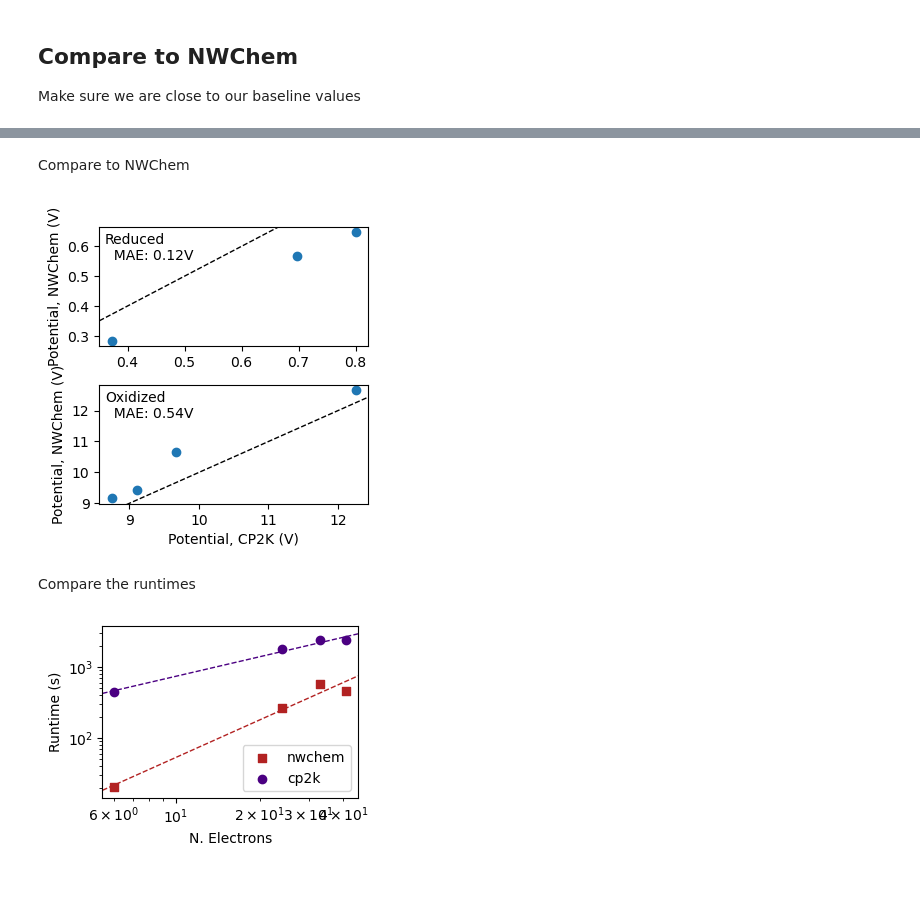
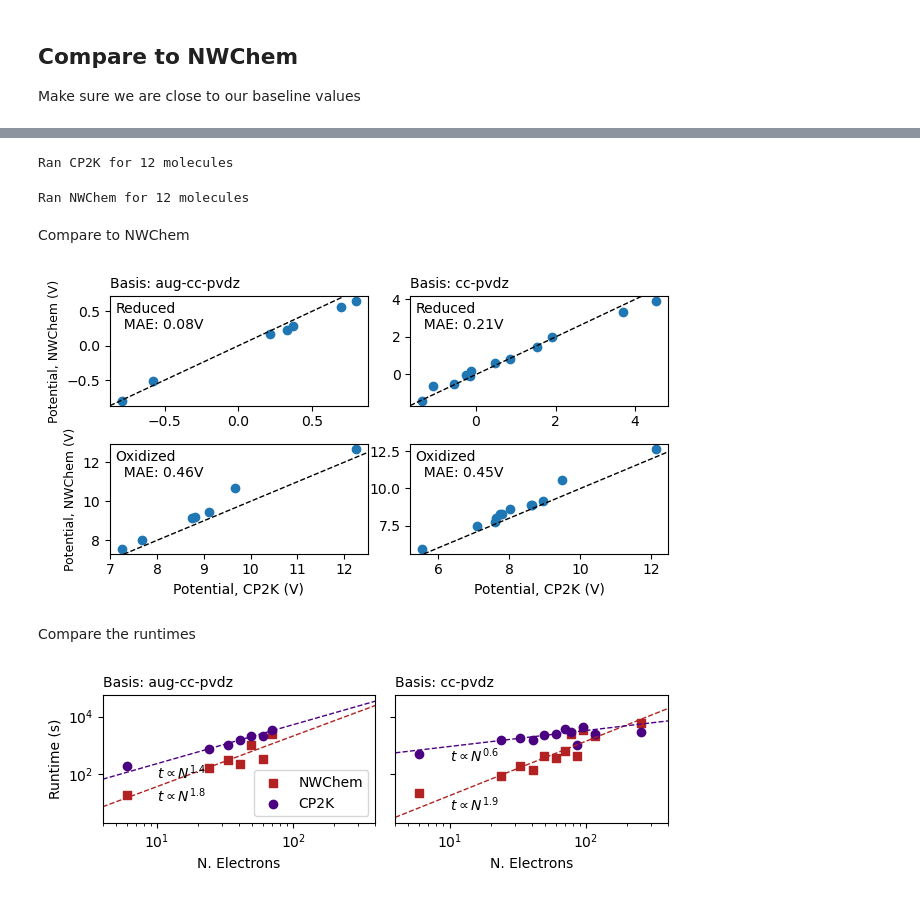
Before and after one commit to exalearn/quantum-chemistry-on-polaris, a Jupyter notebook: cp2k/compare-redox-potentials.ipynb, the cells around one changed output, grey strips where cells are left out. Drawn from its saved outputs; the diff is of its cells as text; code cells hidden in the pictures.

Commit message:
Update the CP2K results

```diff
--- a/cp2k/compare-redox-potentials.ipynb
+++ b/cp2k/compare-redox-potentials.ipynb
@@ -88,5 +258,0 @@ chosen_params = {'solver': 'mt', 'cutoff': 500}
-# %%
-chosen = records.copy()
-for k, v in chosen_params.items():
-    chosen = chosen[chosen[k] == v]
-print(f'Reduced to {len(chosen)} results')
@@ -94,0 +261,7 @@ Reduced to 7 results
+# %%
+gpu_records = records.copy()
+gpu_params.pop('basis_set', None)
+for k, v in gpu_params.items():
+    gpu_records = gpu_records[gpu_records[k] == v]
+print(f'Reduced to {len(gpu_records)} results for MT-GPU')
+gpu_records.head(2)
@@ -95,66 +273,83 @@ Reduced to 7 results
+# %%
+chosen = gpu_records
+print(f'Ran CP2K for {len(chosen.inchi_key.value_counts())} molecules')
+# %% [output]
+Ran CP2K for 12 molecules
 # %%
 nwchem_results = pd.read_csv('../nwchem/nwchem-redox-potentials.csv')
+print(f'Ran NWChem for {len(nwchem_results.inchi_key.value_counts())} molecules')
+# %% [output]
+Ran NWChem for 12 molecules
 # %% [markdown]
 Compare to NWChem
 # %%
-matched_basis = [('AUG-DZVP-GTH', 'aug-cc-pvdz')]
+matched_basis = [('AUG-DZVP-GTH', 'aug-cc-pvdz'), ('DZVP-GTH', 'cc-pvdz')]
 # %%
-fig, axs = plt.subplots(2, len(matched_basis), figsize=(3.5, 3.5))
+fig, axs = plt.subplots(2, len(matched_basis), figsize=(6.5, 3.5))
 
-for ax, (cp2k_basis, nwc_basis) in zip(axs[:, None].T, matched_basis):
-    merged = chosen.query(f'basis_set=="{cp2k_basis}"').merge(nwchem_results.query(f'basis_set=="{nwc_basis}"'), on=('inchi_key', 'state'))
+for ax, (cp2k_basis, nwc_basis) in zip(axs[:, :].T, matched_basis):
+    ax[0].set_title(f'Basis: {nwc_basis}', fontsize=10, loc='left')
+    nwchem_subset = nwchem_results.query(f'basis_set=="{nwc_basis}"').sort_values('runtime', ascending=True).drop_duplicates(('inchi_key', 'state'), keep='first')
+    merged = chosen.query(f'basis_set=="{cp2k_basis}"').merge(nwchem_subset, on=('inchi_key', 'state'))
 
     for a, s in zip(ax, ['reduced', 'oxidized']):
         subset = merged.query(f'state=="{s}"')
         a.scatter(subset['potential_x'], subset['potential_y'], label=s)
         mae = (subset['potential_x'] - subset['potential_y']).abs().mean()
 
         a.set_xlim(a.get_xlim())
         a.set_ylim(a.get_ylim())
 
         a.plot(a.get_xlim(), a.get_xlim(), 'k--', lw=1)
 
-        a.set_ylabel('Potential, NWChem (V)')
-
         a.text(0.02, 0.95, s.capitalize() + f'\n  MAE: {mae:.2f}V', ha='left', va='top', transform=a.transAxes)
 
     ax[-1].set_xlabel('Potential, CP2K (V)')
 
+for ax in axs[:, 0]:
+    ax.set_ylabel('Potential, NWChem (V)', fontsize=9)
+
 fig.tight_layout()
 # %% [output]
-[figure, old version]
+[figure, new version]
 # %% [markdown]
 Compare the runtimes
 # %%
-fig, axs = plt.subplots(1, len(matched_basis), sharey=True, figsize=(3.5, 2.5))
+fig, axs = plt.subplots(1, len(matched_basis), sharey=True, sharex=True, figsize=(6.5, 2.25))
 
-for ax, (cp2k_basis, nwc_basis) in zip([axs], matched_basis):
-    merged = chosen.query(f'basis_set=="{cp2k_basis}"').merge(nwchem_results.query(f'basis_set=="{nwc_basis}"'), on=('inchi_key', 'state'))
+for ax, (cp2k_basis, nwc_basis) in zip(axs, matched_basis):
+    nwchem_subset = nwchem_results.query(f'basis_set=="{nwc_basis}"').sort_values('runtime', ascending=True).drop_duplicates(('inchi_key', 'state'), keep='first')
+    merged = chosen.query(f'basis_set=="{cp2k_basis}"').merge(nwchem_subset, on=('inchi_key', 'state'))
 
     subset = merged.groupby('n_electrons').mean()
 
     # Plot the values
-    ax.scatter(subset.index, subset['runtime_y'], color='firebrick', marker='s', label='nwchem')
-    nwc_linreg = linregress(np.log(subset.index), np.log(subset['runtime_y']))
+    ax.scatter(subset.index, subset['runtime_y'], color='firebrick', marker='s', label='NWChem')
+    nwc_linreg = siegelslopes(np.log(subset['runtime_y']), np.log(subset.index))
+    ax.text(10, np.exp(nwc_linreg.intercept + nwc_linreg.slope * np.log(10)),
+            f'$t \propto N^{{{nwc_linreg.slope:.1f}}}$', va='top')
 
-    ax.scatter(subset.index, subset['runtime_x'], color='indigo', marker='o', label='cp2k')
-    cpk_linreg = linregress(np.log(subset.index), np.log(subset['runtime_x']))
+    ax.scatter(subset.index, subset['runtime_x'], color='indigo', marker='o', label='CP2K')
+    cpk_linreg = siegelslopes(np.log(subset['runtime_x']), np.log(subset.index))
+    ax.text(10, np.exp(cpk_linreg.intercept + cpk_linreg.slope * np.log(10)),
+            f'$t \propto N^{{{cpk_linreg.slope:.1f}}}$', va='top')
 
     # Set up the scale
     ax.set_yscale('log')
     ax.set_xscale('log')
-    ax.legend()
 
     # Plot the linear regressions
-    ax.set_xlim(ax.get_xlim())
+    ax.set_xlim([4, 400])
     ax.plot(ax.get_xlim(), np.exp(nwc_linreg.intercept + nwc_linreg.slope * np.log(ax.get_xlim())),
             '--', lw=1, color='firebrick')
     ax.plot(ax.get_xlim(), np.exp(cpk_linreg.intercept + cpk_linreg.slope * np.log(ax.get_xlim())),
             '--', lw=1, color='indigo')
 
-    ax.set_ylabel('Runtime (s)')
     ax.set_xlabel('N. Electrons')
+    ax.set_title(f'Basis: {nwc_basis}', fontsize=10, loc='left')
 
+axs[0].set_ylabel('Runtime (s)')
+axs[0].legend()
 fig.tight_layout()
 # %% [output]
-[figure, old version]
+[figure, new version]
```
Also changed, not shown: parts of 28 cells of this notebook, 3 other files.
